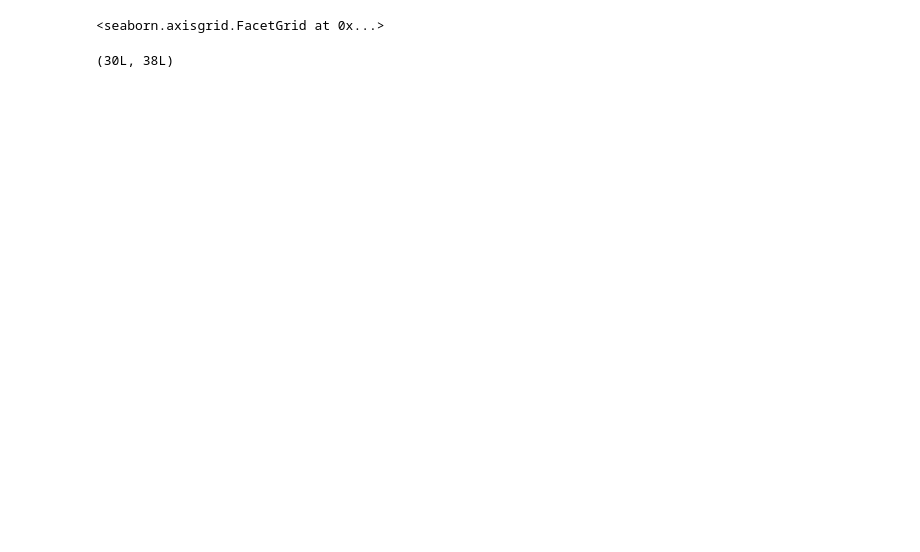
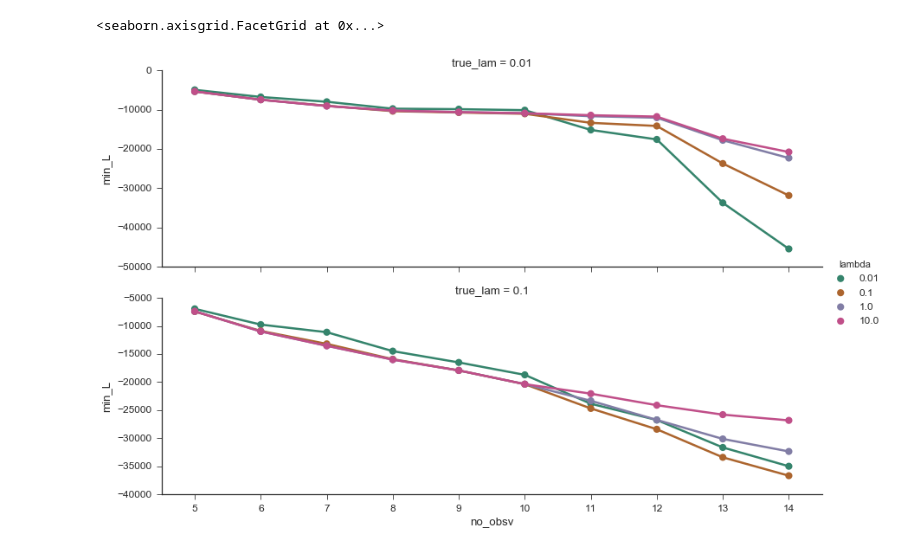
Before and after one commit to DesignInformaticsLab/EcoRacer2016, a Jupyter notebook: simulation_study/Likelihood_Plot_MAX_rosen30.ipynb, the cells around one changed output. Drawn from its saved outputs; the diff is of its cells as text; code cells hidden in the pictures; blank space fills up the shorter version.

Commit message:
test mcmc for rosen30

```diff
--- a/simulation_study/Likelihood_Plot_MAX_rosen30.ipynb
+++ b/simulation_study/Likelihood_Plot_MAX_rosen30.ipynb
@@ -144,17 +196,17 @@ with open(file_address, 'r') as f:
 names=['0.01','0.1','1.0','10.0']
 # %%
 #which samples to use for true data
-no_iters=15
-n_trial = 30
+total_no_iters=15
+n_trial = 1
 
 def get_Ls(lam, iters):
     inits = np.arange(2,iters)
     Ls = np.zeros((inits.size,4))
     for n,i in enumerate(inits):
-        if i<20:
-            fname='./rosen30_ML_10000sample/all{}rosen30_{}iter_{:d}init.txt'.format(lam,15,i)
-        else:
-            fname='./rosen30_ML_10000sample/all{}rosen30_{}iter_{:d}init.txt'.format(lam,50,i)
+#         if i<15:
+#             fname='./rosen30_ML_10000sample/all{}rosen30_{}iter_{:d}init.txt'.format(lam,15,i)
+#         else:
+        fname='./rosen30_ML_1000sample_mcmc/all{}rosen30_{:d}init.txt'.format(lam,i)
         data = np.loadtxt(fname).reshape((n_trial,4,4))
         Ls[n] = -data.mean(axis=0).max(axis=1)
     return Ls
@@ -190,9 +242,9 @@ bounds = np.array([[-2, 2], [-2, 2], [-2, 2], [-2, 2], [-2, 2], [-2, 2],
                     [-2, 2], [-2, 2], [-2, 2], [-2, 2], [-2, 2], [-2, 2]])  # for rosenbrock-30dim
 
 # f, axes = plt.subplots(nrows=2, ncols=2, figsize=(16,8))
-for lam_no in tnrange(1, desc='true lambda loop'):
+for lam_no in tnrange(2, desc='true lambda loop'):
     all_df = pd.DataFrame()
-    for no_iters in tnrange(5,no_iters, desc='observation no loop'):
+    for no_iters in tnrange(5,total_no_iters, desc='observation no loop'):
         mins_df = pd.DataFrame(index=np.arange(n_trial),columns=names)
 #         no_iters = 20
         true_lam = lam_no
@@ -207,7 +259,7 @@ for lam_no in tnrange(1, desc='true lambda loop'):
 
         t_samp = range(2,no_iters)
         p = np.zeros_like(t_samp)+0.0 # initialize
-        alpha = 10.0
+        alpha = 0.1
         # for test in range(10):
         colors=['b','k','g','r']
         for j in range(4):  # the test-lambda
@@ -224,34 +276,31 @@ for lam_no in tnrange(1, desc='true lambda loop'):
 
         #         ax.plot(t_samp,p+l_ego, color='k', ls=':')  # for just L_ini
 
                 combined=cuml_like(p,l_ego[:,j]);
         #         ax.plot(t_samp,combined, color='k', ls=':')  # for combined
     #             ax.scatter(t_samp[np.argmin(combined, axis=0)], np.min(combined,axis=0), color=colors[j])
         #         ax.axvline(x=t_samp[np.argmin(combined)], alpha=.2, color='r')
                 mins+=[np.min(combined)]
             #     plt.scatter(*samples.T)
     #         sns.distplot(mins, kde=False, bins=t_samp, hist_kws={'align':'left'}, ax=ax)
     #         print len(mins)
             mins_df[names[j]]=mins
         mins_df = pd.melt(mins_df, value_vars=names, var_name='lambda',value_name='min_L')
         mins_df['no_obsv']=no_iters
         all_df = pd.concat([all_df, mins_df])
     #         sns.swarmplot( data=mins, ax=ax)
         # plt.plot(t_samp,p)
 
 #     all_df = pd.melt(all_df, value_vars=names+['no_obsv'], var_name='lambda',value_name='mins')
     all_df['true_lam'] = names[lam_no]
 #     print all_df.head()
 
     df = pd.concat([df,all_df])
 #         sns.swarmplot(data=mins_df, x='lambda',y='mins', ax=ax)
 
 sns.factorplot(data=df, x='no_obsv', y='min_L', hue='lambda', row='true_lam',
                kind='point', aspect=3, sharey=False)
 # plt.tight_layout()
 # %% [output]
 <seaborn.axisgrid.FacetGrid at 0x...>
+[figure, added]
-# %%
-E_true.shape
-# %% [output]
-(30L, 38L)
```
Also changed, not shown: parts of 2 cells of this notebook, 5 other files.
